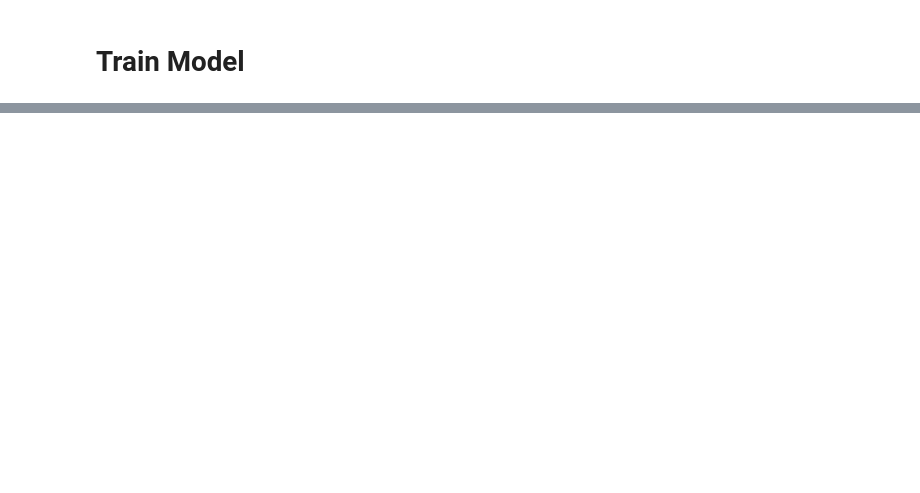
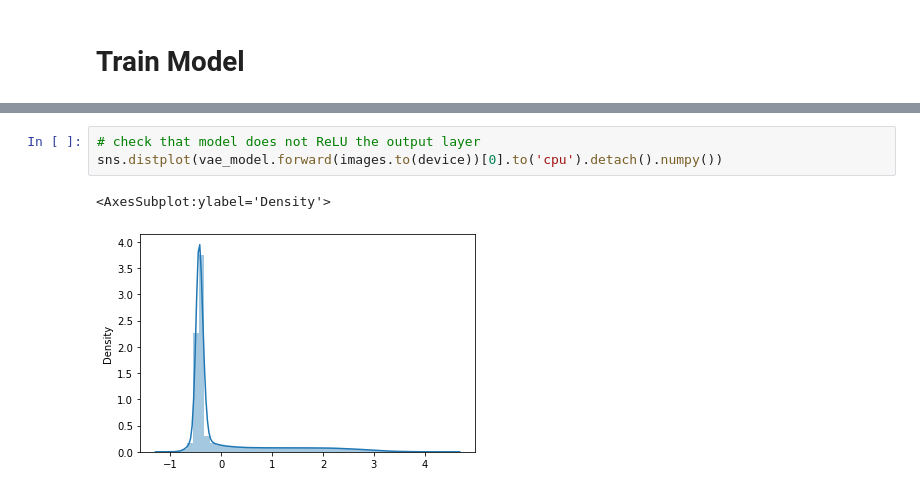
Before and after one commit to whitleyo/ChestXray8VAE, a Jupyter notebook: src/MNIST_SandBox.ipynb, the cells around one changed output, grey strips where cells are left out. Cells and saved outputs as stored; diff of their text form; blank space fills up the shorter version.

```diff
--- a/src/MNIST_SandBox.ipynb
+++ b/src/MNIST_SandBox.ipynb
@@ -197,0 +219,6 @@ VAE reconstruction:
+# %%
+# check that model does not ReLU the output layer
+sns.distplot(vae_model.forward(images.to(device))[0].to('cpu').detach().numpy())
+# %% [output]
+<AxesSubplot:ylabel='Density'>
+[figure, added]
```
Also changed, not shown: parts of 12 cells of this notebook, 1 other file.
